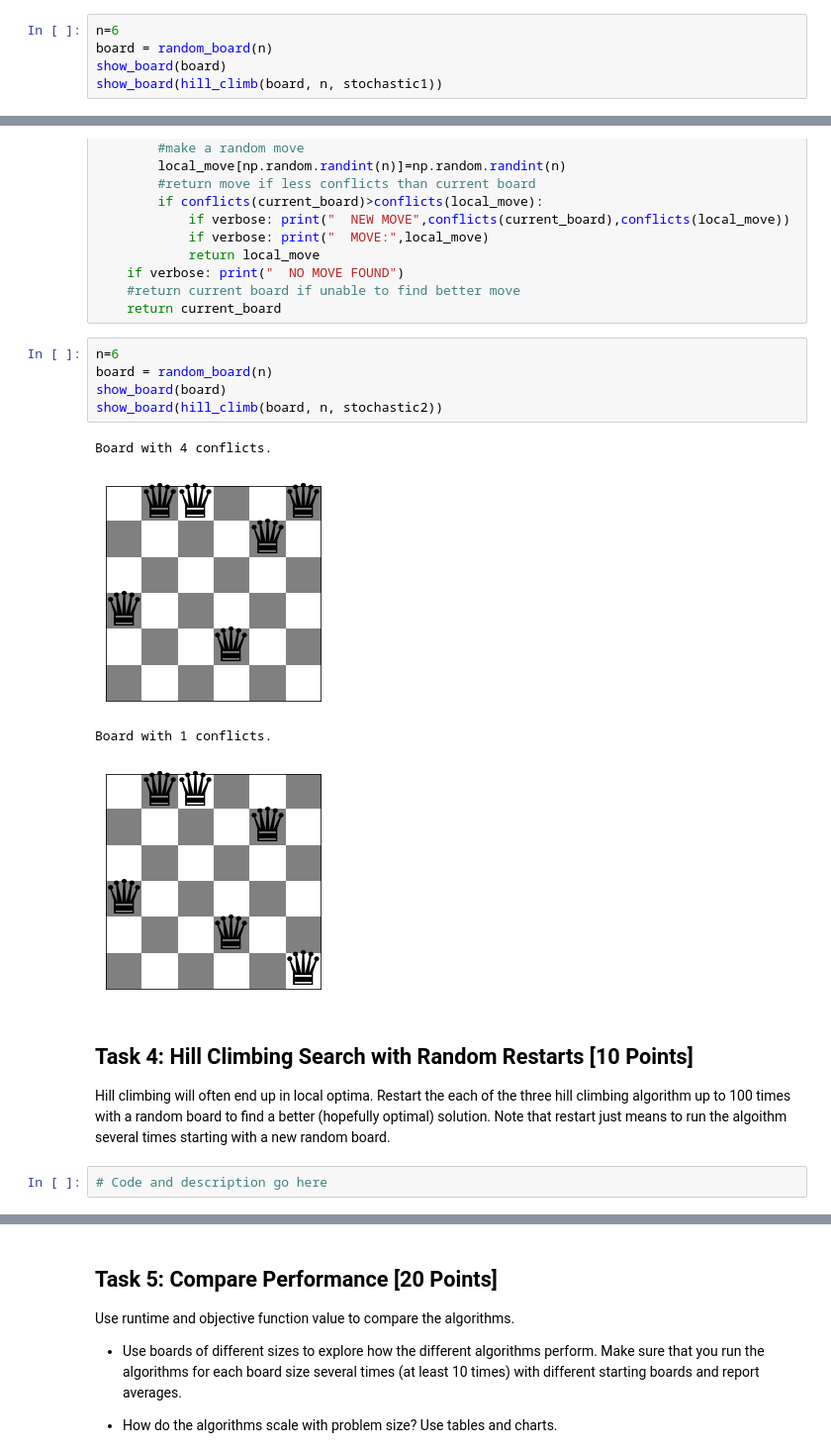
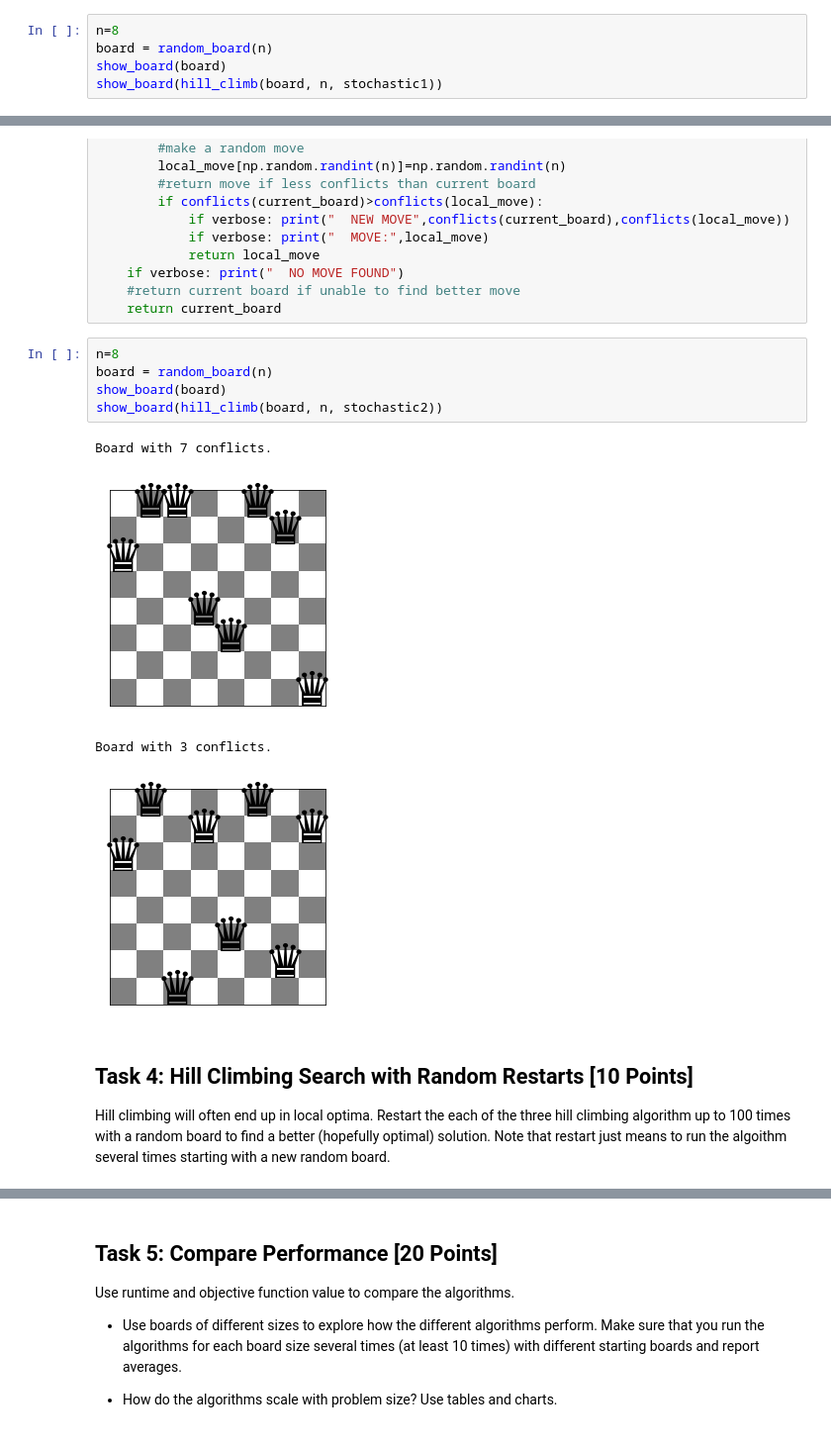
Before and after one commit to kirkwat/artificial-intelligence, a Jupyter notebook: assignment_4/n_queens.ipynb, the cells around one changed output, grey strips where cells are left out. Shown: that part at 99% size. Drawn from its saved outputs; the diff is of its cells as text.

```diff
--- a/assignment_4/n_queens.ipynb
+++ b/assignment_4/n_queens.ipynb
@@ -186,7 +186,7 @@ def stochastic1(current_board, n, verbose=False):
     else:
         return random.choice(uphill_moves)
 # %%
-n=6
+n=8
 board = random_board(n)
 show_board(board)
 show_board(hill_climb(board, n, stochastic1))
@@ -220,18 +220,16 @@ def stochastic2(current_board, n, verbose=False):
     #return current board if unable to find better move
     return current_board
 # %%
-n=6
+n=8
 board = random_board(n)
 show_board(board)
 show_board(hill_climb(board, n, stochastic2))
 # %% [output]
-Board with 4 conflicts.
+Board with 7 conflicts.
-[figure, old version]
+[figure, new version]
-Board with 1 conflicts.
+Board with 3 conflicts.
-[figure, old version]
+[figure, new version]
 # %% [markdown]
 ## Task 4: Hill Climbing Search with Random Restarts [10 Points]
 
 Hill climbing will often end up in local optima. Restart the each of the three hill climbing algorithm up to 100 times with a random board to find a better (hopefully optimal) solution. Note that restart just means to run the algoithm several times starting with a new random board.
-# %%
-# Code and description go here
```
Also changed, not shown: parts of 4 cells of this notebook.
